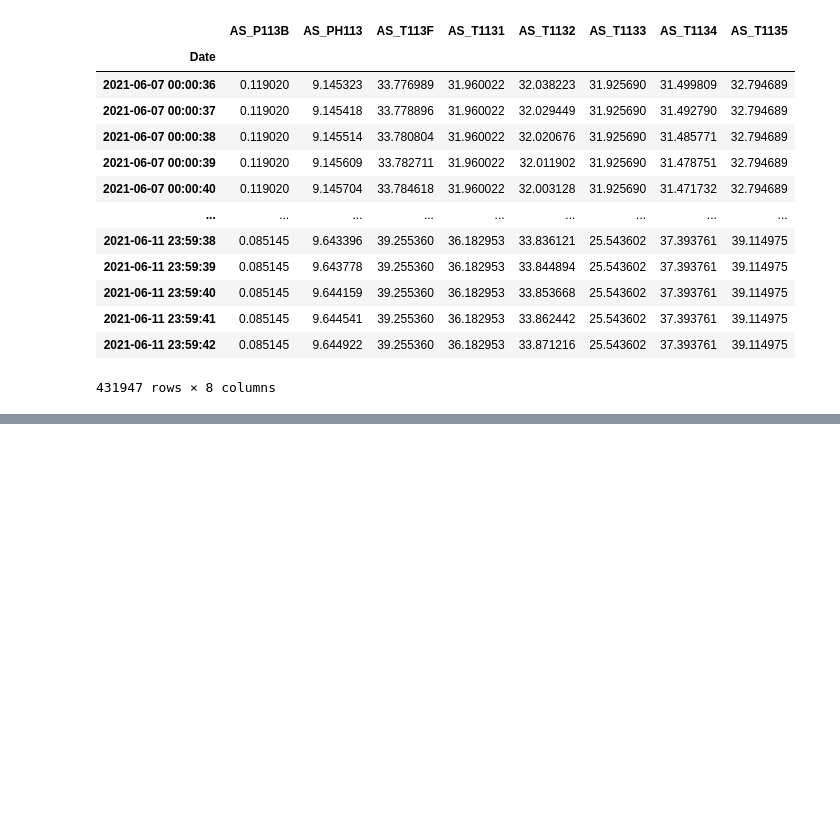
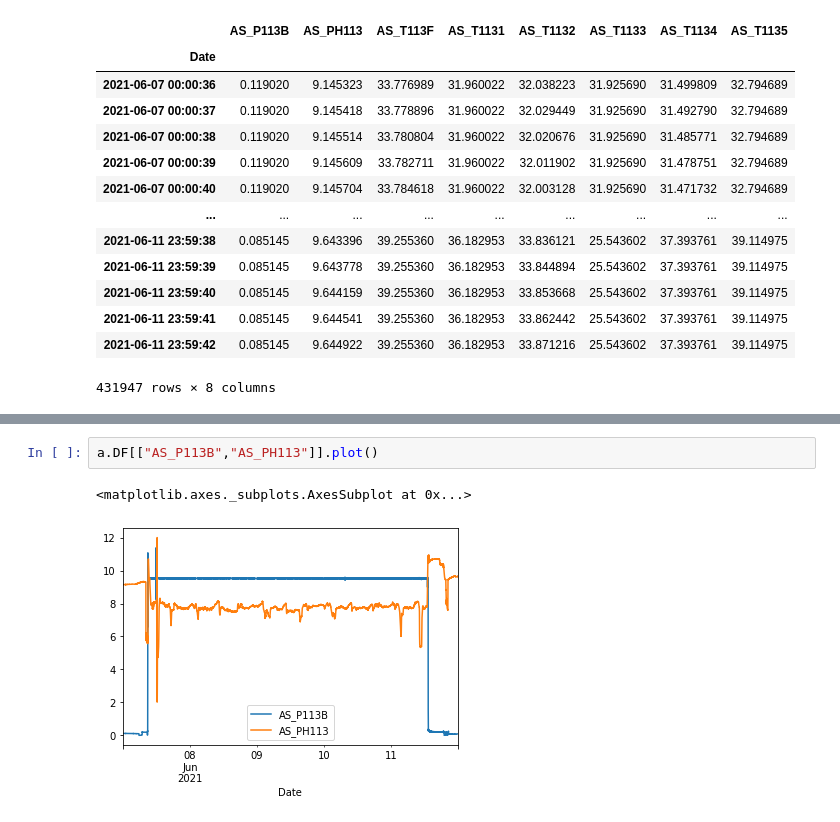
Before and after one commit to sipocz/XLS_Conv, a Jupyter notebook: xls_converter_class.ipynb, the cells around one changed output, grey strips where cells are left out. Saved outputs shown, nothing was run; the diff lists cells and outputs as text; blank space fills up the shorter version.

```diff
--- a/xls_converter_class.ipynb
+++ b/xls_converter_class.ipynb
@@ -164,0 +198,5 @@ a.df_concat()
+# %%
+a.DF[["AS_P113B","AS_PH113"]].plot()
+# %% [output]
+<matplotlib.axes._subplots.AxesSubplot at 0x...>
+[figure, added]
```
Also changed, not shown: parts of 14 cells of this notebook.
